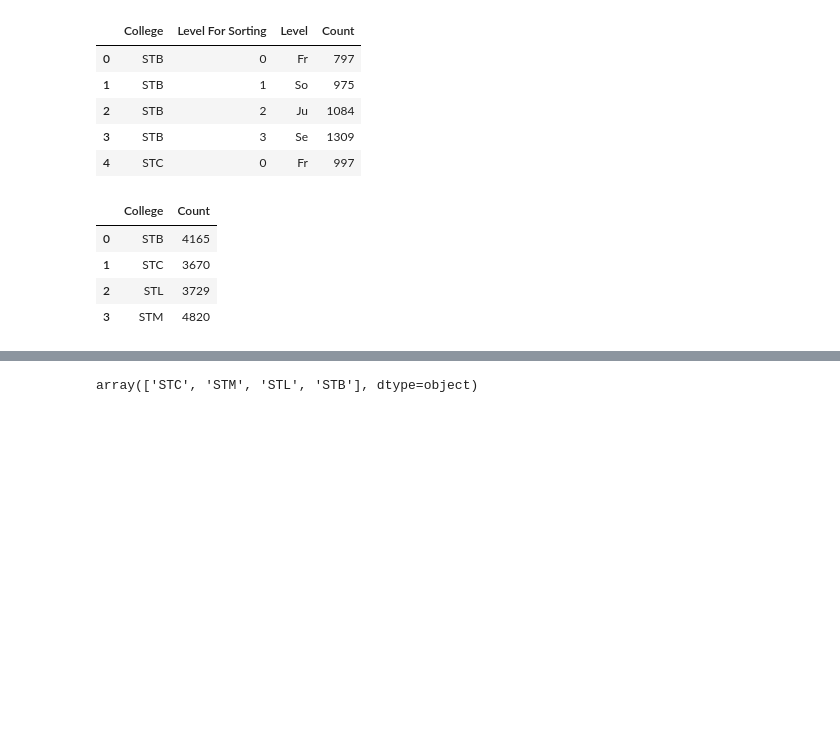
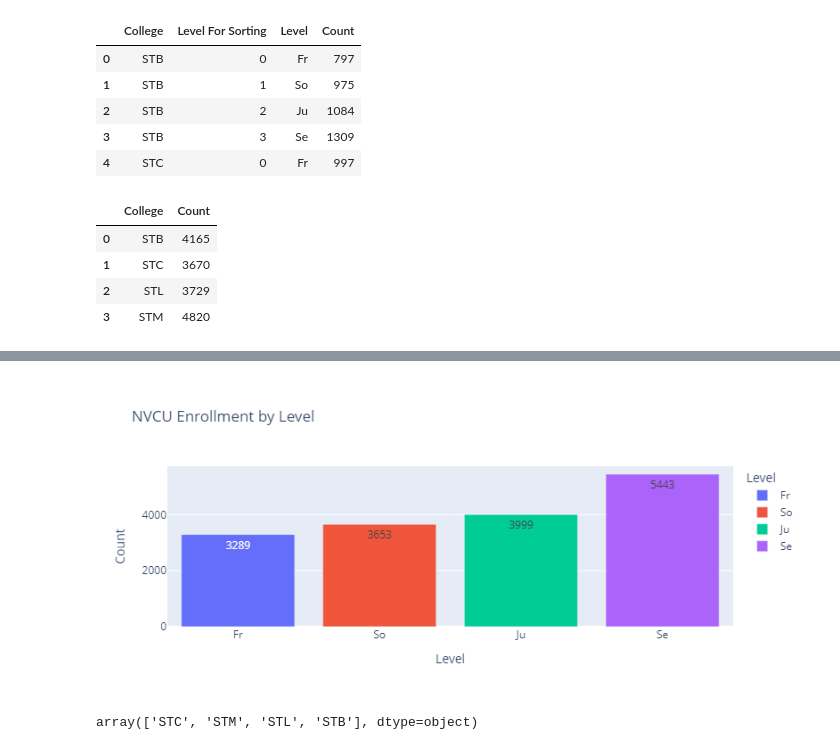
Before and after one commit to kburchfiel/pfn, a Jupyter notebook: Online_Visualizations/PFN_Dash_App_Demo/notebook_for_testing.ipynb, the cells around one changed output, grey strips where cells are left out. Saved outputs shown, nothing was run; the diff lists cells and outputs as text; code cells hidden in the pictures; blank space fills up the shorter version.

```diff
--- a/Online_Visualizations/PFN_Dash_App_Demo/notebook_for_testing.ipynb
+++ b/Online_Visualizations/PFN_Dash_App_Demo/notebook_for_testing.ipynb
@@ -131,3 +146,11 @@ fig_simple_enrollment
+# %%
+fig_enrollment_by_level = px.bar(df_enrollment_by_level,
+       x = 'Level', y = 'Count', color = 'Level',
+      text_auto = '.0f',
+      title = 'NVCU Enrollment by Level')
+fig_enrollment_by_level
+# %% [output]
+[figure, added]
 # %%
 df_curr_enrollment['College'].unique()
 # %% [output]
```
Also changed, not shown: parts of 8 cells of this notebook, 8 other files.
